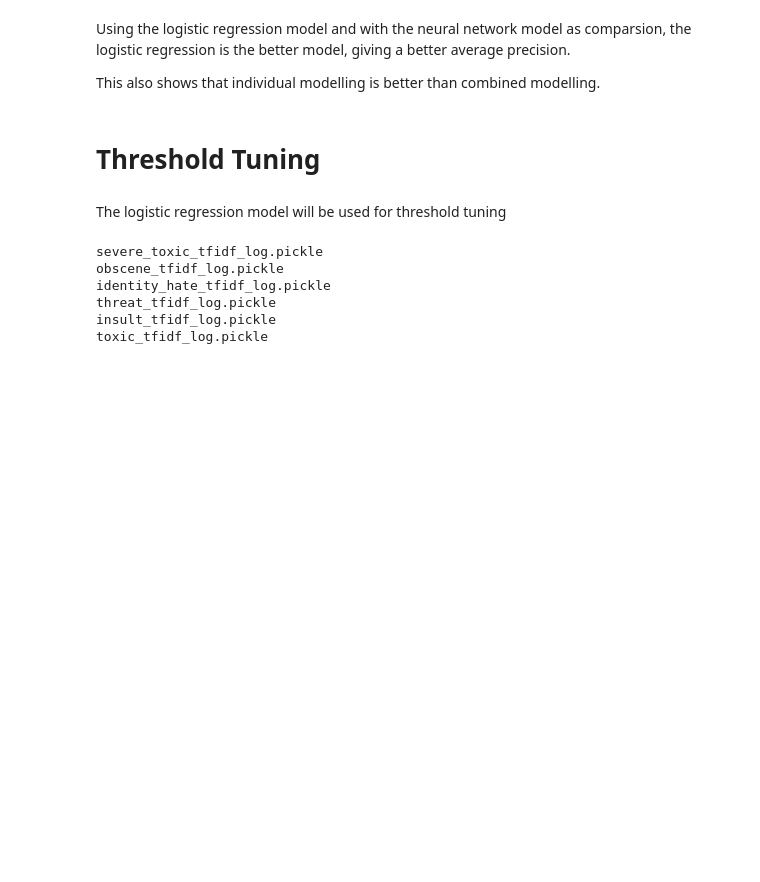
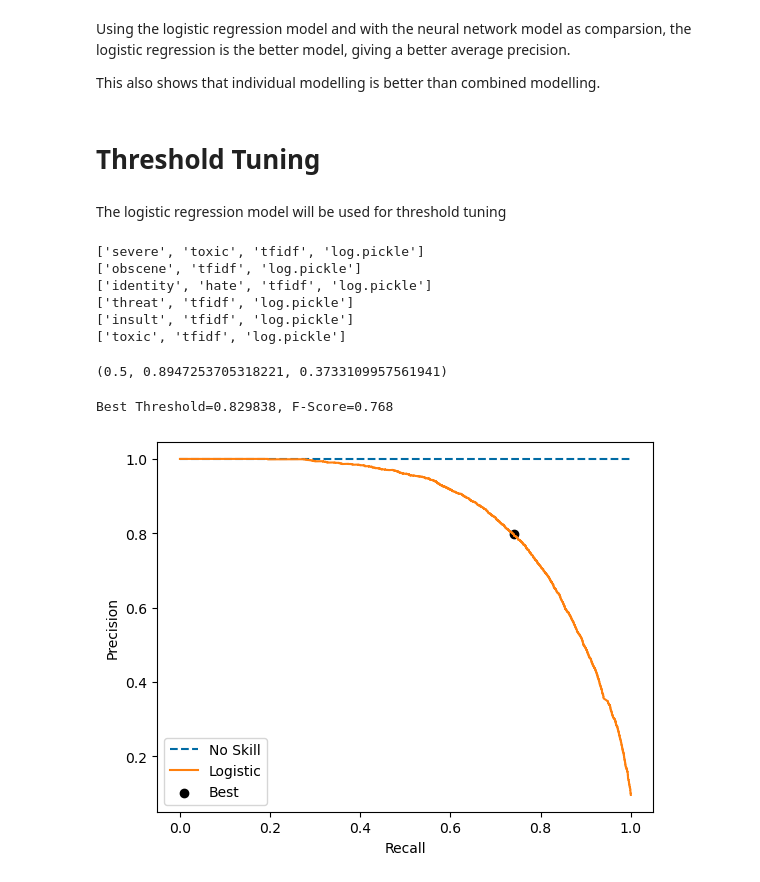
Before and after one commit to bryangyc/Toxic_comments_classification, a Jupyter notebook: code/modeling.ipynb, the cells around one changed output. Saved outputs shown, nothing was run; the diff lists cells and outputs as text; code cells hidden in the pictures; blank space fills up the shorter version.

```diff
--- a/code/modeling.ipynb
+++ b/code/modeling.ipynb
@@ -1207,12 +1209,16 @@ The logistic regression model will be used for threshold tuning
 for file in glob.glob('../pickled_models/average_precision/*_log.pickle'):
     with open(file, 'rb') as f:
         model = pickle.load(f)
-    feature = file.split()[-1].split('/')[-1]
+    feature = file.split()[-1].split('/')[-1].split('_')
     print(feature)
+    if len(feature) == 4:
+        feature = feature[0] + '_' + feature[1]
+    else:
+        feature[0]
 # %% [output]
-severe_toxic_tfidf_log.pickle
-obscene_tfidf_log.pickle
-identity_hate_tfidf_log.pickle
-threat_tfidf_log.pickle
-insult_tfidf_log.pickle
-toxic_tfidf_log.pickle
+['severe', 'toxic', 'tfidf', 'log.pickle']
+['obscene', 'tfidf', 'log.pickle']
+['identity', 'hate', 'tfidf', 'log.pickle']
+['threat', 'tfidf', 'log.pickle']
+['insult', 'tfidf', 'log.pickle']
+['toxic', 'tfidf', 'log.pickle']
@@ -1218,0 +1244,4 @@ toxic_tfidf_log.pickle
+# %%
+prt(precision, 0.5)
+# %% [output]
+(0.5, 0.8947253705318221, 0.3733109957561941)
@@ -1218,0 +1264,35 @@ toxic_tfidf_log.pickle
+# %%
+with open(f"../pickled_models/average_precision/toxic_tfidf_log.pickle", 'rb') as f:
+    model = pickle.load(f)
+
+X = df_train['cleaned_comment_text']
+y = df_train[['toxic']]
+
+# Train test split
+X_train, X_test, y_train, y_test = train_test_split(X, y, test_size=0.3, random_state=42, stratify=y)
+
+# predict probabilities
+y_pred = model.predict_proba(X_test)
+# keep probabilities for the positive outcome only
+y_pred = y_pred[:, 1]
+# calculate roc curves
+precision, recall, thresholds = precision_recall_curve(y_test, y_pred)
+# convert to f score
+fscore = (2 * precision * recall) / (precision + recall)
+# locate the index of the largest f score
+ix = argmax(fscore)
+print('Best Threshold=%f, F-Score=%.3f' % (thresholds[ix], fscore[ix]))
+# plot the roc curve for the model
+no_skill = len(y_test[y_test==1]) / len(y_test)
+plt.plot([0,1], [no_skill,no_skill], linestyle='--', label='No Skill')
+plt.plot(recall, precision, label='Logistic')
+plt.scatter(recall[ix], precision[ix], marker='o', color='black', label='Best')
+# axis labels
+plt.xlabel('Recall')
+plt.ylabel('Precision')
+plt.legend()
+# show the plot
+plt.show()
+# %% [output]
+Best Threshold=0.829838, F-Score=0.768
+[figure, added]
```
Also changed, not shown: parts of 6 cells of this notebook.
